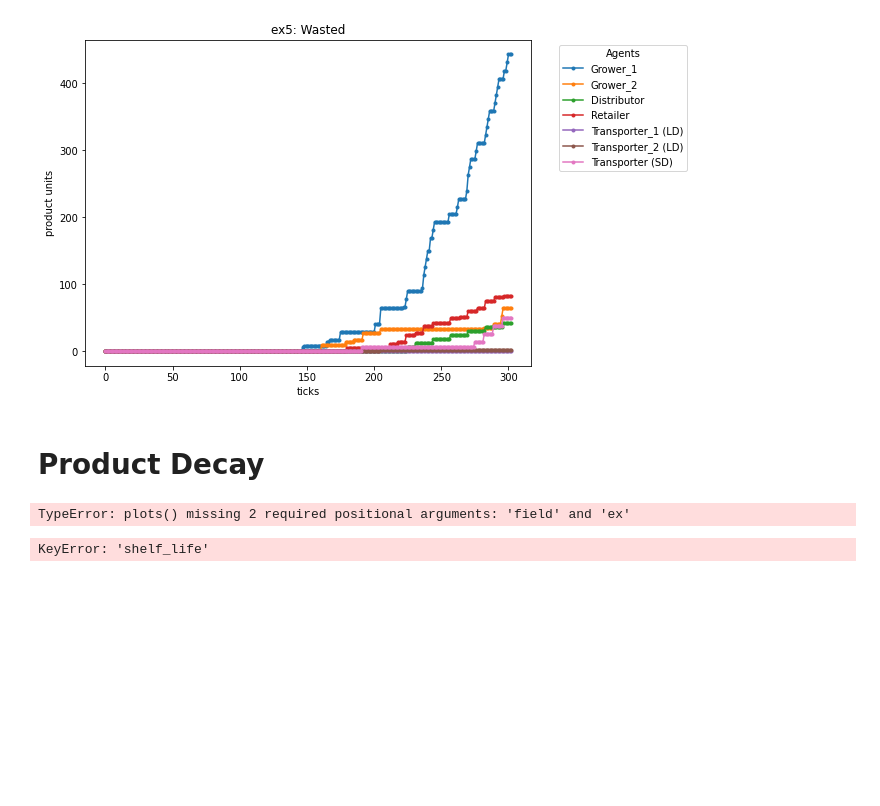
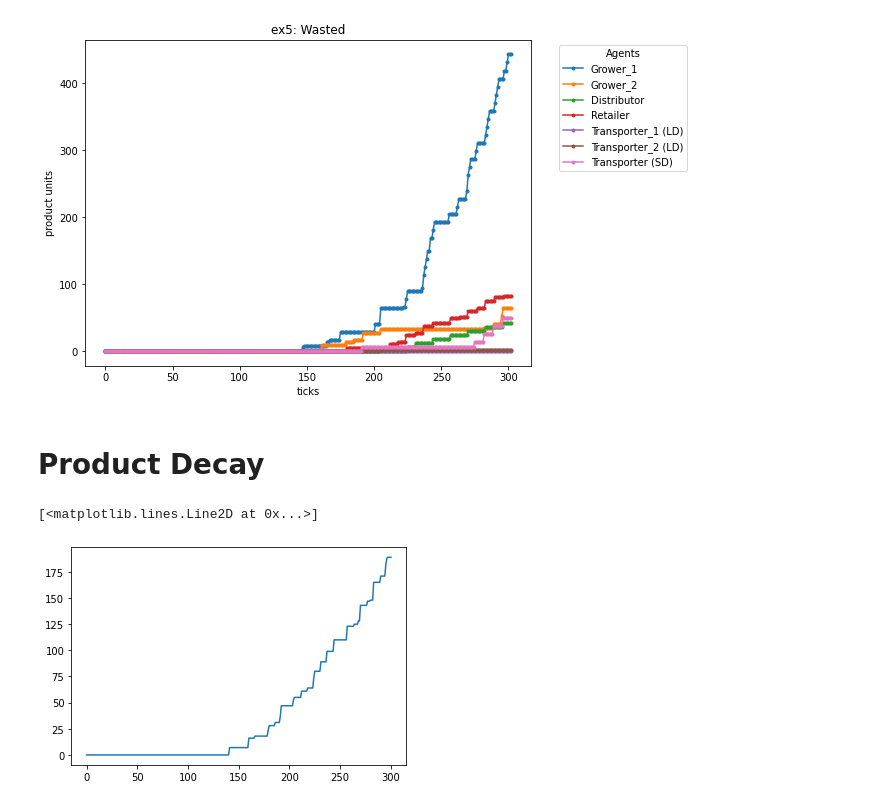
Before and after one commit to mperhez/scvis-plots, a Jupyter notebook: notebooks/scvis-abm-plots.ipynb, the cells around one changed output. Drawn from its saved outputs; the diff is of its cells as text; code cells hidden in the pictures; blank space fills up the shorter version.

```diff
--- a/notebooks/scvis-abm-plots.ipynb
+++ b/notebooks/scvis-abm-plots.ipynb
@@ -434,12 +288,3 @@ plots(df2r2_steps,'q_wasted',"ex5")
 [figure]
 # %% [markdown]
 # Product Decay
-# %%
-# Product life tracker
-df1r1_life = pd.read_csv(data_dir+"ex1_r1_mean_product_life_trajectory.csv" , delimiter=";", header=0)
-df1r2_life = pd.read_csv(data_dir+"ex1_r2_mean_product_life_trajectory.csv" , delimiter=";", header=0)
-df2r1_life = pd.read_csv(data_dir+"ex2_r1_mean_product_life_trajectory.csv" , delimiter=";", header=0)
-df2r2_life = pd.read_csv(data_dir+"ex2_r2_mean_product_life_trajectory.csv" , delimiter=";", header=0)
-plots(df1r1_life)
-# %% [output]
-TypeError: plots() missing 2 required positional arguments: 'field' and 'ex'
@@ -453,7 +291,28 @@ def plot_decay(df_life,ex):
-# %%
-plot_decay(df1r1_life,"ex1r1")
-plot_decay(df1r2_life,"ex1r2")
-plot_decay(df2r1_life,"ex2r1")
-plot_decay(df2r2_life,"ex2r2")
-# %% [output]
-KeyError: 'shelf_life'
+# %%
+df_steps = [df1r1_steps, df1r2_steps, df1r3_steps, df1r4_steps, df1r5_steps, df1r6_steps, df1r7_steps, df1r8_steps, df2r1_steps, df2r2_steps, df2r3_steps, df2r4_steps, df2r5_steps, df2r6_steps, df2r7_steps, df2r8_steps]
+
+df_waste = [[0]*301 for p in range(16)]
+df_cons = [[0]*301 for p in range(16)]
+
+## define df_waste[simulation number][time period]
+
+time_step = 0
+i = 0
+
+while i < 16 :
+
+    while time_step < 301:
+
+        df_waste[i][time_step] = df_steps[i][df_steps[i]["step"]== time_step].sum()["q_wasted"]
+
+        df_cons[i][time_step]= df_steps[i][df_steps[i]["step"]== time_step].sum()["q_consumed"]
+
+        time_step += 1
+
+    time_step = 0
+    i += 1
+# %%
+plt.plot(df_waste[0])
+# %% [output]
+[<matplotlib.lines.Line2D at 0x...>]
+[figure, added]
```
Also changed, not shown: parts of 12 cells of this notebook.
